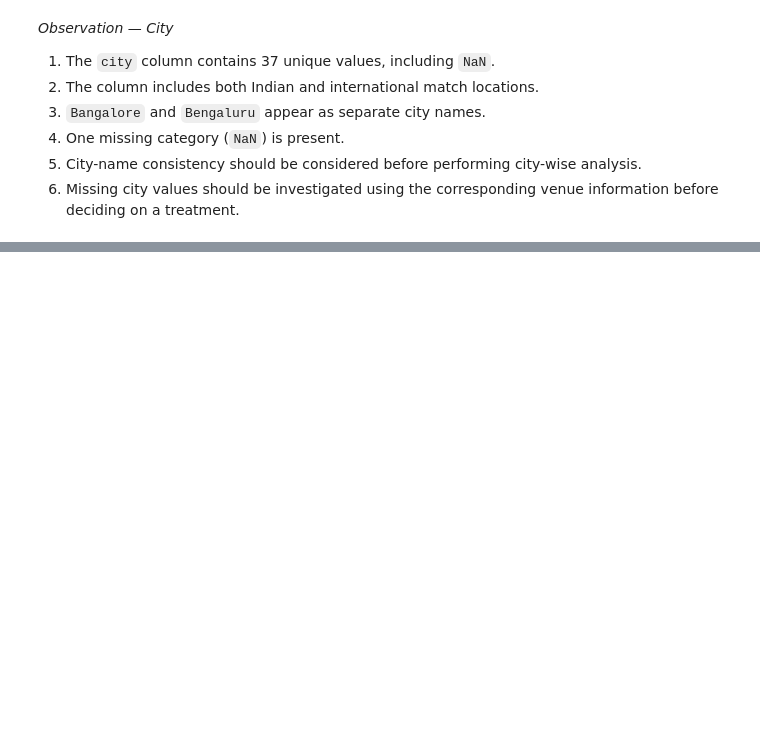
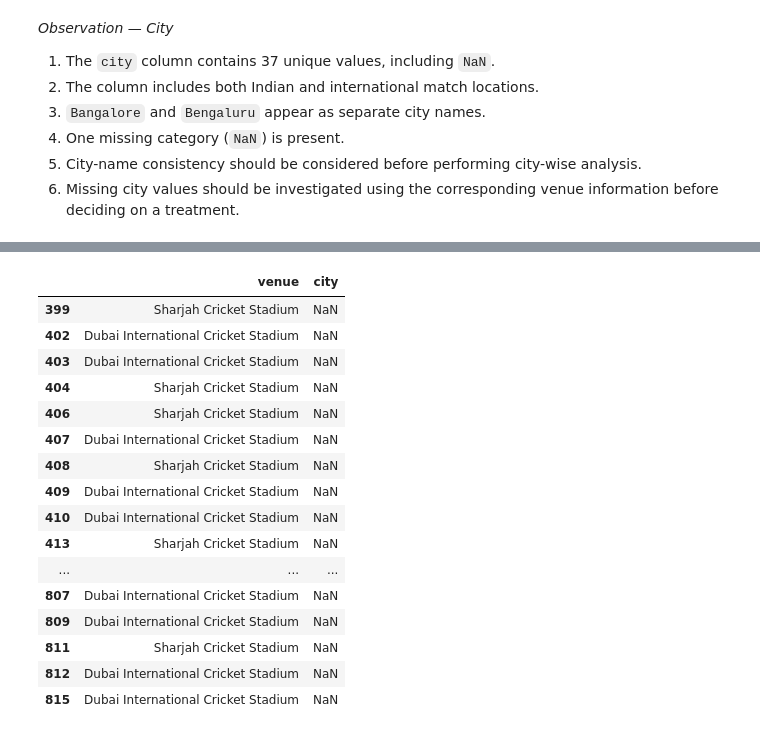
Before and after one commit to lokappakishan/ipl-data-analysis-ml, a Jupyter notebook: notebooks/IPL_DataAnalysis_Case_Study.ipynb, the cells around one changed output, grey strips where cells are left out. Saved outputs shown, nothing was run; the diff lists cells and outputs as text; code cells hidden in the pictures; blank space fills up the shorter version.

```diff
--- a/notebooks/IPL_DataAnalysis_Case_Study.ipynb
+++ b/notebooks/IPL_DataAnalysis_Case_Study.ipynb
@@ -515,0 +548,22 @@ array(['Bangalore', 'Chandigarh', 'Delhi', 'Mumbai', 'Kolkata', 'Jaipur',
+# %%
+# Investigating missing city values using venue
+missing_city = df[df['city'].isnull()][['venue','city']]
+display(missing_city)
+# %% [output]
+|  | venue | city |
+| 399 | Sharjah Cricket Stadium | NaN |
+| 402 | Dubai International Cricket Stadium | NaN |
+| 403 | Dubai International Cricket Stadium | NaN |
+| 404 | Sharjah Cricket Stadium | NaN |
+| 406 | Sharjah Cricket Stadium | NaN |
+| 407 | Dubai International Cricket Stadium | NaN |
+| 408 | Sharjah Cricket Stadium | NaN |
+| 409 | Dubai International Cricket Stadium | NaN |
+| 410 | Dubai International Cricket Stadium | NaN |
+| 413 | Sharjah Cricket Stadium | NaN |
+| ... | ... | ... |
+| 807 | Dubai International Cricket Stadium | NaN |
+| 809 | Dubai International Cricket Stadium | NaN |
+| 811 | Sharjah Cricket Stadium | NaN |
+| 812 | Dubai International Cricket Stadium | NaN |
+| 815 | Dubai International Cricket Stadium | NaN |
```
Also changed, not shown: parts of 8 cells of this notebook.
